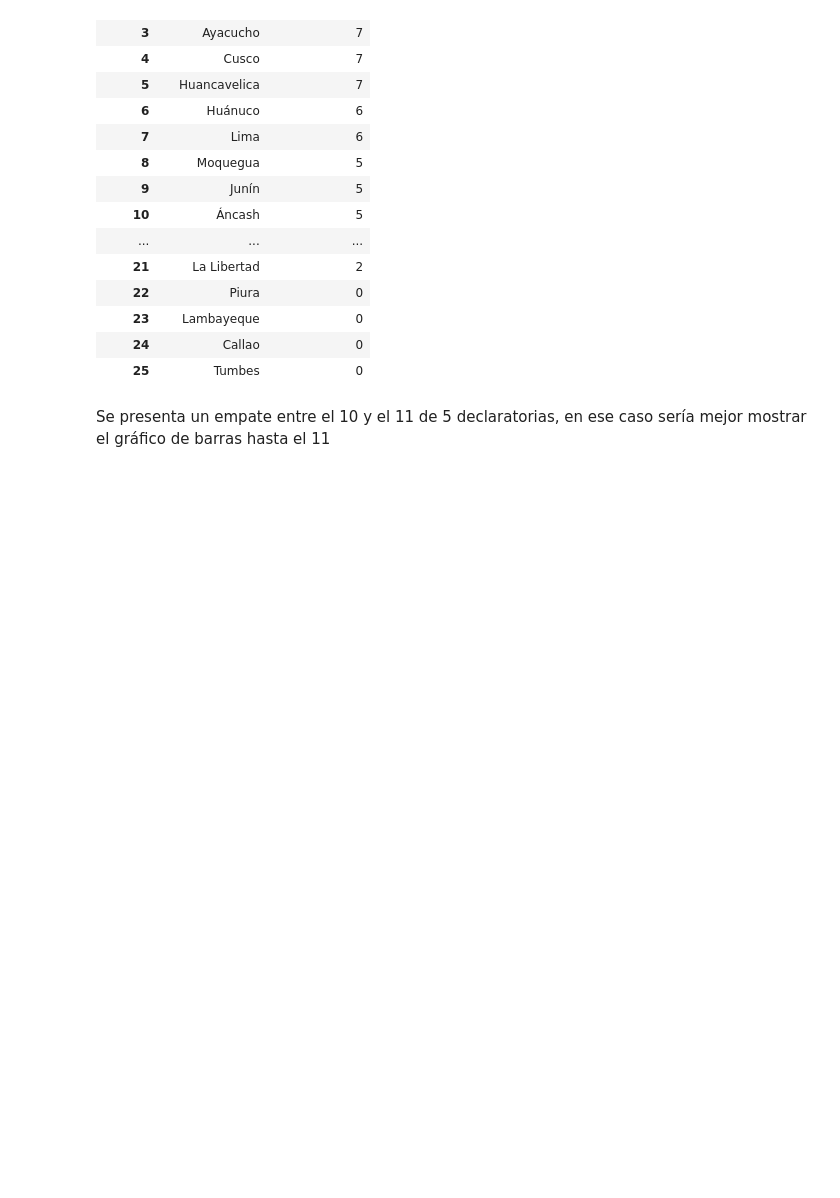
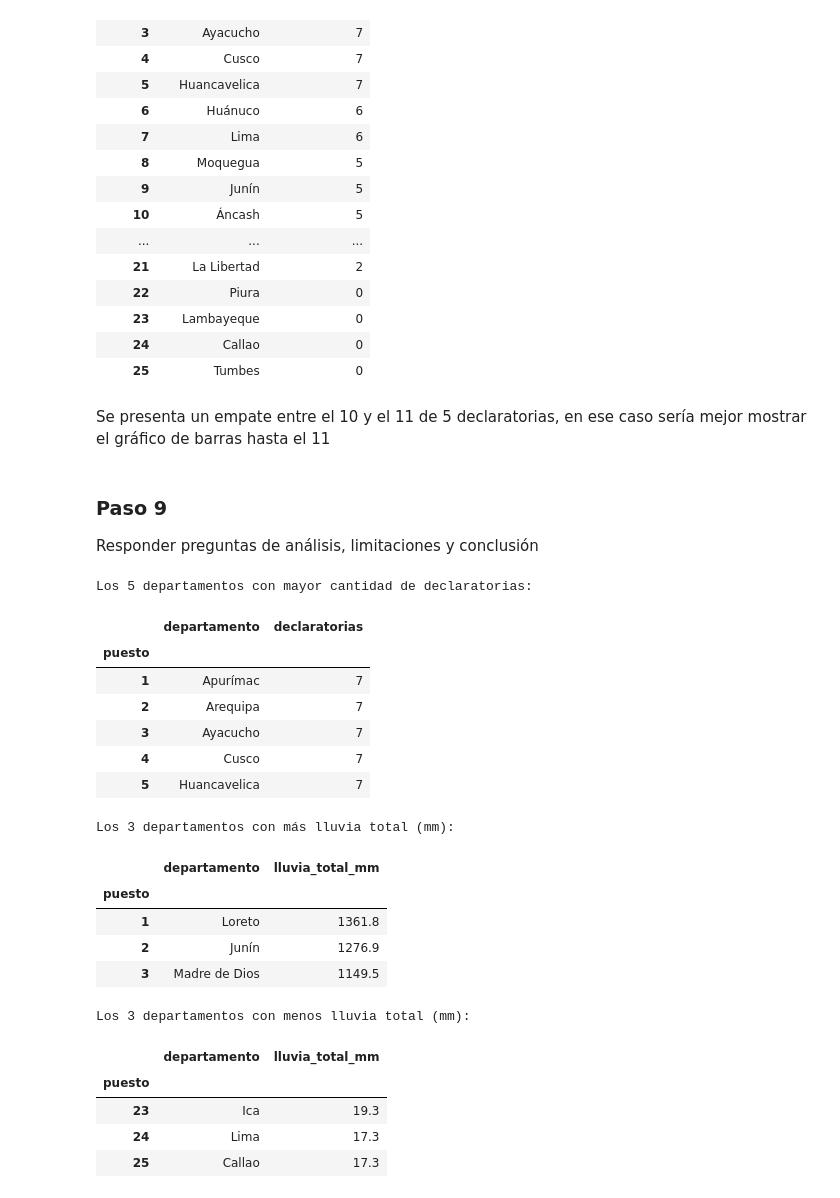
Before and after one commit to diegosimemirror/Grupo-3-Python-PUCP, a Jupyter notebook: assignment_2/cruce_analisis.ipynb, the cells around one changed output. Cells and saved outputs as stored; diff of their text form; code cells hidden in the pictures; blank space fills up the shorter version.

Commit message:
Paso 9 (i y ii) #16

```diff
--- a/assignment_2/cruce_analisis.ipynb
+++ b/assignment_2/cruce_analisis.ipynb
@@ -309,11 +309,9 @@ grafico_2 = px.bar(top10, x="departamento", y="declaratorias",
 grafico_2.show()
 # %%
 # Validar si se presentan empates a final del top 10 con los que se quedan fuera
-ranking = tabla_final.sort_values("declaratorias", ascending=False)[["departamento", "declaratorias"]]
-
-ranking.insert(0, "puesto", range(1, len(ranking) + 1))
-
-ranking.set_index("puesto")
+ranking_decretos = tabla_final.sort_values("declaratorias", ascending=False)[["departamento", "declaratorias"]]
+ranking_decretos.insert(0, "puesto", range(1, len(ranking_decretos) + 1))
+ranking_decretos.set_index("puesto")
 # %% [output]
 |  | departamento | declaratorias |
 | puesto |  |  |
@@ -344,3 +342,44 @@ grafico_2v2 = px.bar(top11, x="departamento", y="declaratorias",
                             f"<br><sup>{periodo}</sup>",
                     labels={"departamento": "Departamento", "declaratorias": "Número de declaratorias"})
 grafico_2v2.show()
+# %% [markdown]
+### Paso 9
+Responder preguntas de análisis, limitaciones y conclusión
+# %%
+# Datos adicionales para responder preguntas
+
+# i
+#---#
+print("Los 5 departamentos con mayor cantidad de declaratorias:")
+display(ranking_decretos.set_index("puesto").head(5))
+
+ranking_lluvias = tabla_final.sort_values("lluvia_total_mm", ascending=False)[["departamento", "lluvia_total_mm"]]
+ranking_lluvias.insert(0, "puesto", range(1, len(ranking_lluvias) + 1))
+print("Los 3 departamentos con más lluvia total (mm):")
+display(ranking_lluvias.set_index("puesto").head(3))
+
+# ii
+#---#
+print("Los 3 departamentos con menos lluvia total (mm):")
+display(ranking_lluvias.set_index("puesto").tail(3))
+# %% [output]
+Los 5 departamentos con mayor cantidad de declaratorias:
+|  | departamento | declaratorias |
+| puesto |  |  |
+| 1 | Apurímac | 7 |
+| 2 | Arequipa | 7 |
+| 3 | Ayacucho | 7 |
+| 4 | Cusco | 7 |
+| 5 | Huancavelica | 7 |
+Los 3 departamentos con más lluvia total (mm):
+|  | departamento | lluvia_total_mm |
+| puesto |  |  |
+| 1 | Loreto | 1361.8 |
+| 2 | Junín | 1276.9 |
+| 3 | Madre de Dios | 1149.5 |
+Los 3 departamentos con menos lluvia total (mm):
+|  | departamento | lluvia_total_mm |
+| puesto |  |  |
+| 23 | Ica | 19.3 |
+| 24 | Lima | 17.3 |
+| 25 | Callao | 17.3 |
```
Also changed, not shown: parts of 2 cells of this notebook.
